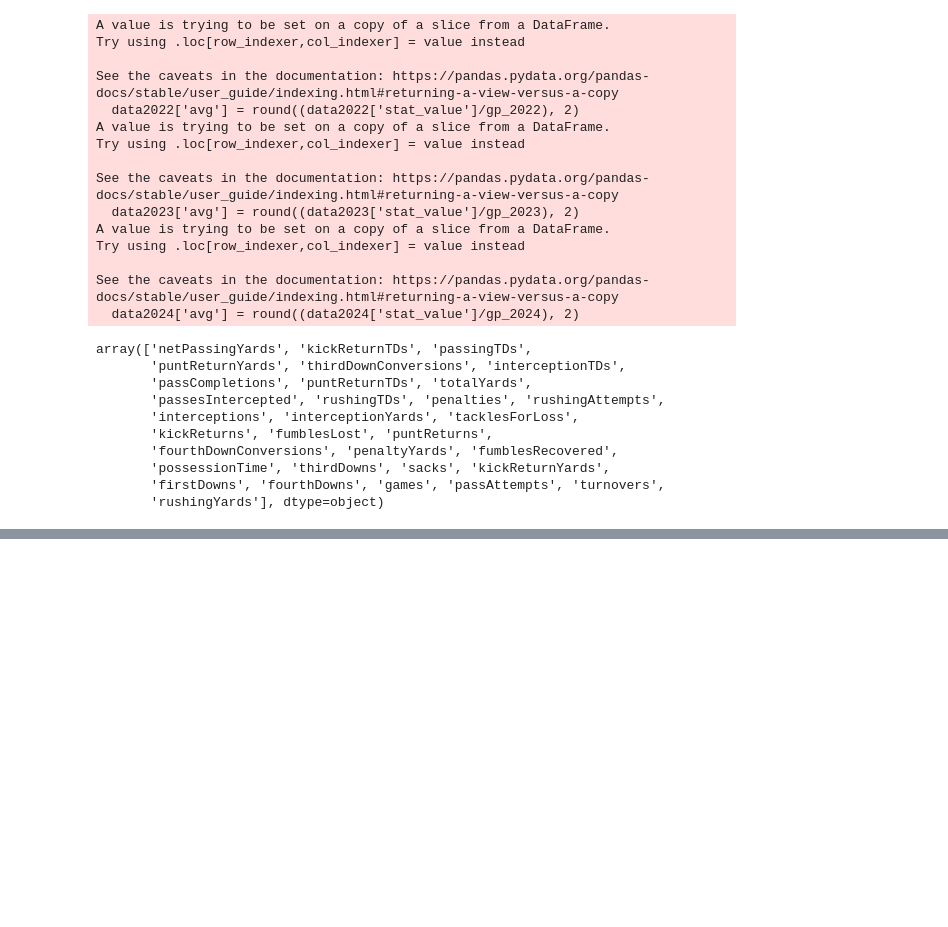
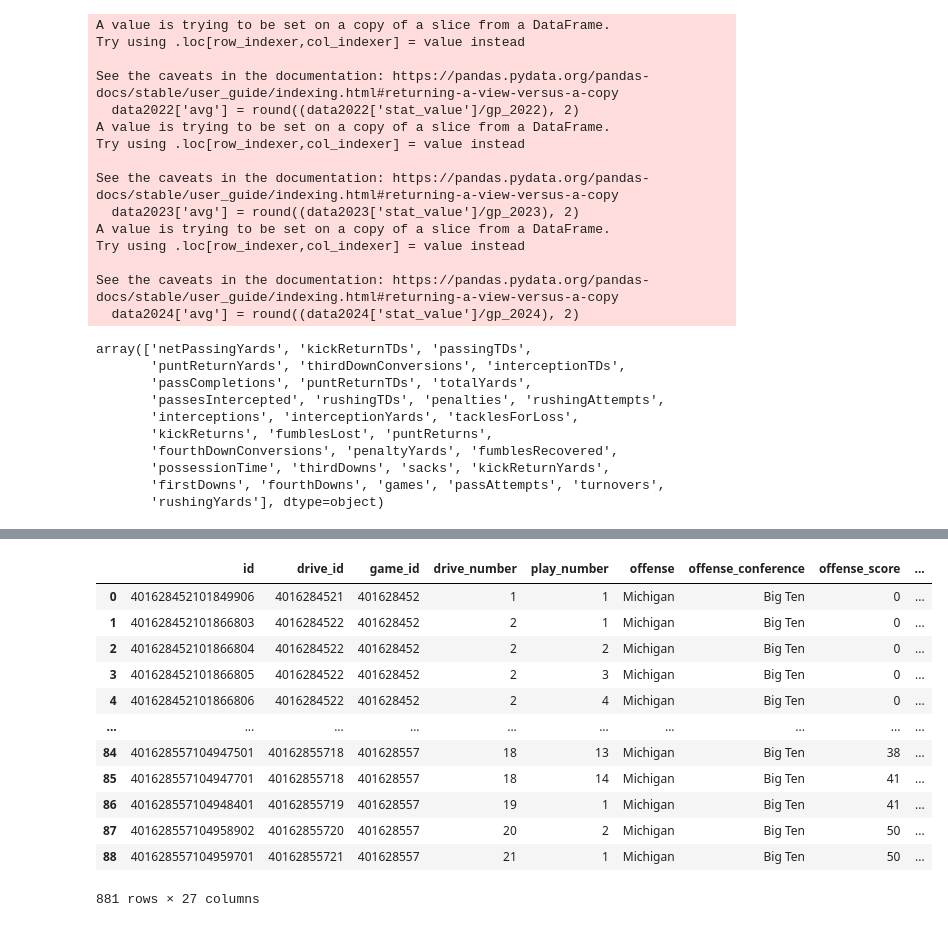
Before and after one commit to NickThomasCode/PythonProjects, a Jupyter notebook: michStats/stats.ipynb, the cells around one changed output, grey strips where cells are left out. Cells and saved outputs as stored; diff of their text form; code cells hidden in the pictures; blank space fills up the shorter version.

```diff
--- a/michStats/stats.ipynb
+++ b/michStats/stats.ipynb
@@ -183,0 +205,29 @@ plt.savefig('average_stats_by_season.png', format='png')  # Saves as a PNG file
+# %%
+# Configure API key authorization: ApiKeyAuth
+configuration = cfbd.Configuration()
+configuration.api_key['Authorization'] = '+eiRK37qNRqjoDcgyigTAWo4QyGrMtYR1o/hifwQmzj8hO1OwzwDdbjRnJKfSr2t'
+configuration.api_key_prefix['Authorization'] = 'Bearer'
+
+for year in range (2024, 2025):
+    api_config = cfbd.ApiClient(configuration)
+    for week in range (1,16):
+        response = plays = cfbd.PlaysApi(api_config).get_plays(year=year, week=week, offense='Michigan')
+        data = (pd.DataFrame.from_records([p.to_dict() for p in plays]))
+        dataset = pd.concat([dataset, data])
+
+
+dataset
+# %% [output]
+|  | id | drive_id | game_id | drive_number | play_number | offense | offense_conference | offense_score | ... |
+| 0 | 401628452101849906 | 4016284521 | 401628452 | 1 | 1 | Michigan | Big Ten | 0 | ... |
+| 1 | 401628452101866803 | 4016284522 | 401628452 | 2 | 1 | Michigan | Big Ten | 0 | ... |
+| 2 | 401628452101866804 | 4016284522 | 401628452 | 2 | 2 | Michigan | Big Ten | 0 | ... |
+| 3 | 401628452101866805 | 4016284522 | 401628452 | 2 | 3 | Michigan | Big Ten | 0 | ... |
+| 4 | 401628452101866806 | 4016284522 | 401628452 | 2 | 4 | Michigan | Big Ten | 0 | ... |
+| ... | ... | ... | ... | ... | ... | ... | ... | ... | ... |
+| 84 | 401628557104947501 | 40162855718 | 401628557 | 18 | 13 | Michigan | Big Ten | 38 | ... |
+| 85 | 401628557104947701 | 40162855718 | 401628557 | 18 | 14 | Michigan | Big Ten | 41 | ... |
+| 86 | 401628557104948401 | 40162855719 | 401628557 | 19 | 1 | Michigan | Big Ten | 41 | ... |
+| 87 | 401628557104958902 | 40162855720 | 401628557 | 20 | 2 | Michigan | Big Ten | 50 | ... |
+| 88 | 401628557104959701 | 40162855721 | 401628557 | 21 | 1 | Michigan | Big Ten | 50 | ... |
+881 rows × 27 columns
```
Also changed, not shown: parts of 11 cells of this notebook, 2 other files.
